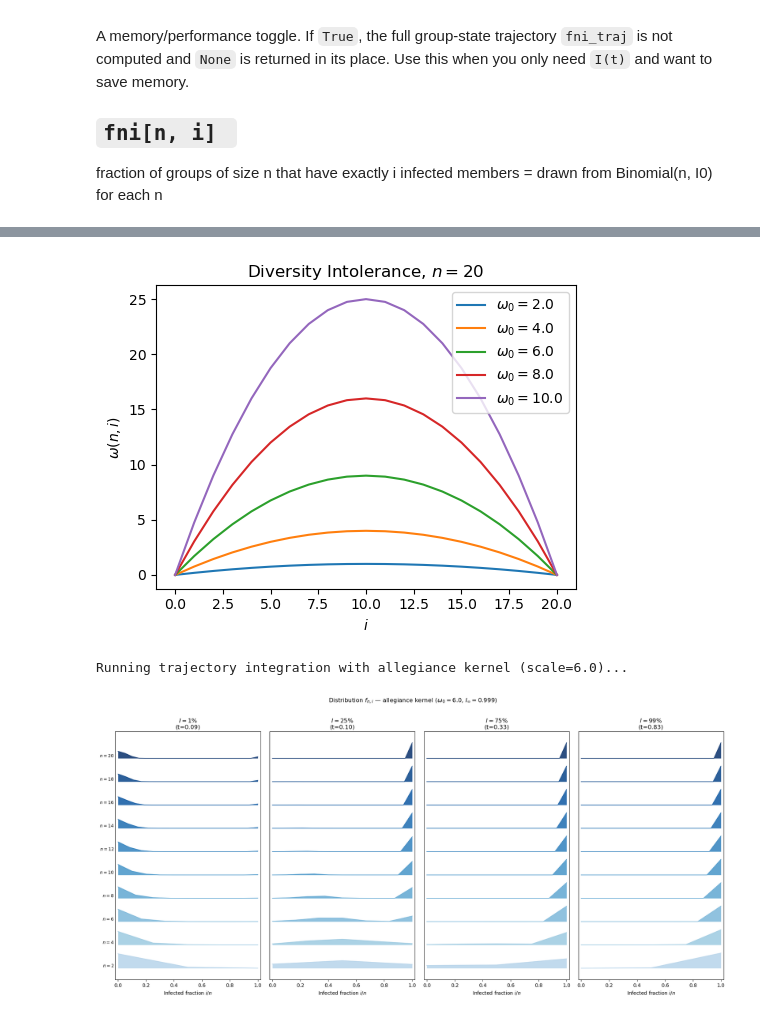
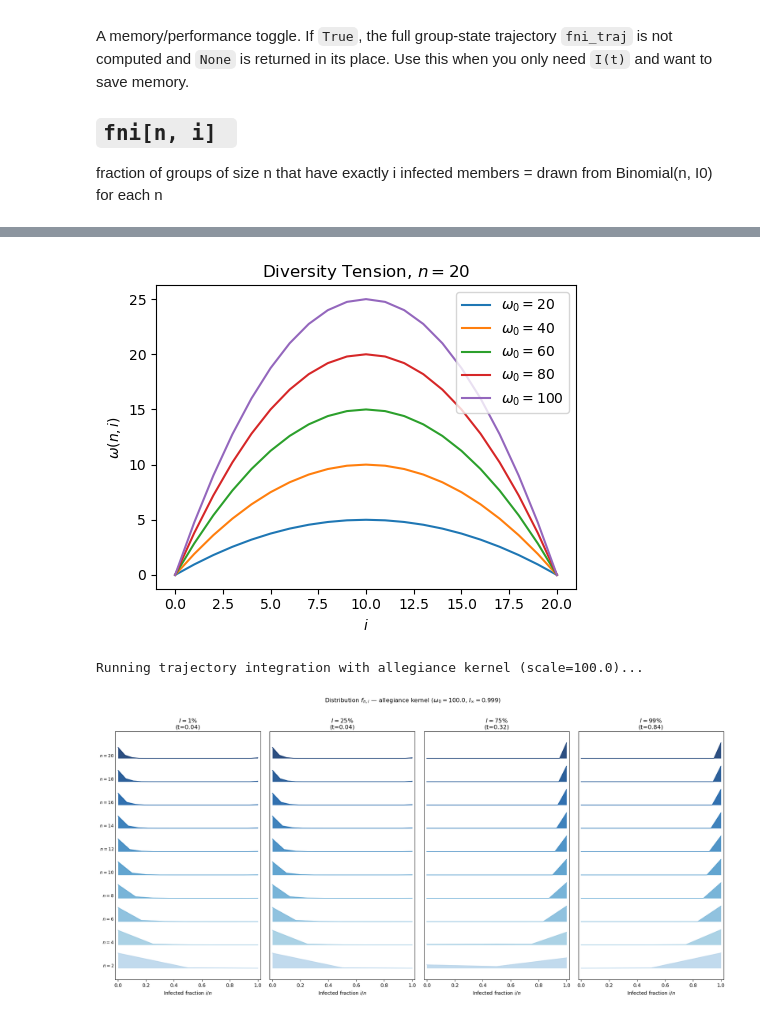
Before and after one commit to marobinette/mocs_spring_2026_project, a Jupyter notebook: kerenel.ipynb, the cells around one changed output, grey strips where cells are left out. Saved outputs shown, nothing was run; the diff lists cells and outputs as text; code cells hidden in the pictures.

```diff
--- a/kerenel.ipynb
+++ b/kerenel.ipynb
@@ -593,17 +600,3 @@ A memory/performance toggle. If `True`, the full group-state trajectory `fni_tra
 
 ## `fni[n, i] `
 fraction of groups of size n that have exactly i infected members = drawn from Binomial(n, I0) for each n
-# %%
-# Load group statistics - this is not the network we discussed but rather a sanity check to try to match
-# some of Santi's results. Notes below will explain more.
-network = "Thiers13"
-gm, pn, mmax, nmax, pmax, state_meta = load_group_statistics(
-    network,
-    path="Data/group_statistics.txt",
-)
-
-nu = 9.5
-mu = 1.0
-w = 5.0
-lam_kernel = 2e-3
-scale = w
@@ -798,32 +614,32 @@ lam_kernel = 2e-3
 # %%
 n = nmax
 i_vals = np.arange(0, n+1)
-scales = [2.0, 4.0, 6.0, 8.0, 10.0]
+scales = [20, 40, 60, 80, 100]
 
 fig, ax = plt.subplots(figsize=(5, 4))
 
 for scale in scales:
-    w_vals = [w_diversity_intolerance(n, i, scale) for i in i_vals]
+    w_vals = [w_diversity_tension(n, i, scale) for i in i_vals]
     ax.plot(i_vals, w_vals, label=rf"$\omega_0={scale}$")
 
 ax.set_xlabel(r"$i$")
 ax.set_ylabel(r"$\omega(n,i)$")
-ax.set_title(rf"Diversity Intolerance, $n={n}$")
+ax.set_title(rf"Diversity Tension, $n={n}$")
 ax.legend()
 plt.tight_layout()
-plt.savefig("./figures/allegiance_kernel.png", dpi=300)
+plt.savefig("./figures/diversity_tension_kernel.png", dpi=300)
 plt.show()
 # %% [output]
-[figure, old version]
+[figure, new version]
 # %%
 I0 = 1e-3 # code Santi shared starts at 1e-2, but 1e-3 gives a nicer trajectory that doesn't saturate too early, allowing us to see the effect of the kernel more clearly.
 traj_points = 5000
-t_max = 20.0
-scale = 6.0
+t_max = 200.0
+scale = 100.0
 print(f"Running trajectory integration with allegiance kernel (scale={scale})...")
 t_all, I_all, fni_traj = integrate_I_traj_kernel(
     lam=lam_kernel,
-    w_func=w_diversity_intolerance,
+    w_func=w_diversity_tension,
     w_args=(scale,),
     state_meta=state_meta,
     nmax=nmax,
@@ -877,5 +693,5 @@ plt.tight_layout()
 plt.savefig(f"./figures/group_state_ridgeline_{scale}.png", dpi=300, bbox_inches="tight")
 plt.show()
 # %% [output]
-Running trajectory integration with allegiance kernel (scale=6.0)...
+Running trajectory integration with allegiance kernel (scale=100.0)...
-[figure, old version]
+[figure, new version]
```
Also changed, not shown: parts of 10 cells of this notebook, 42 other files.
